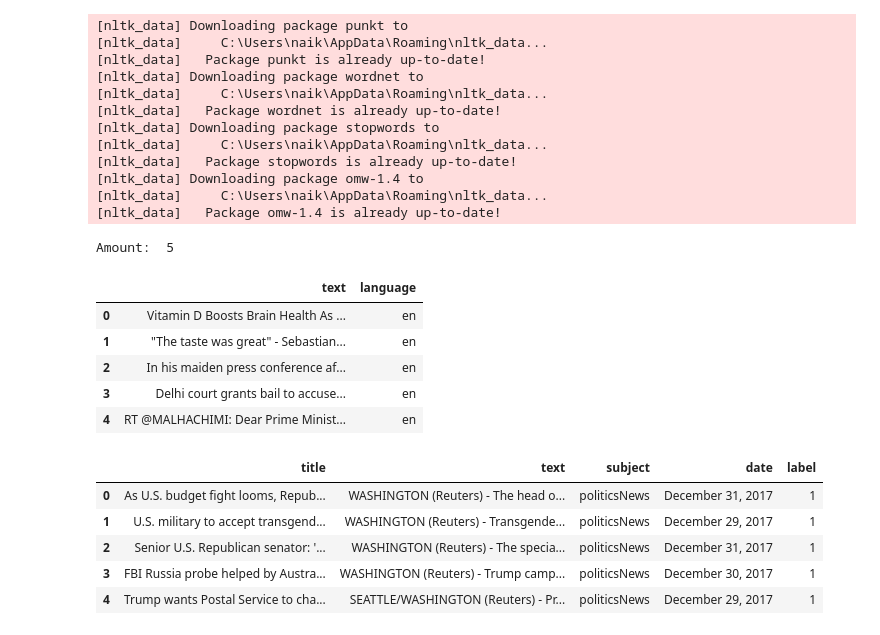
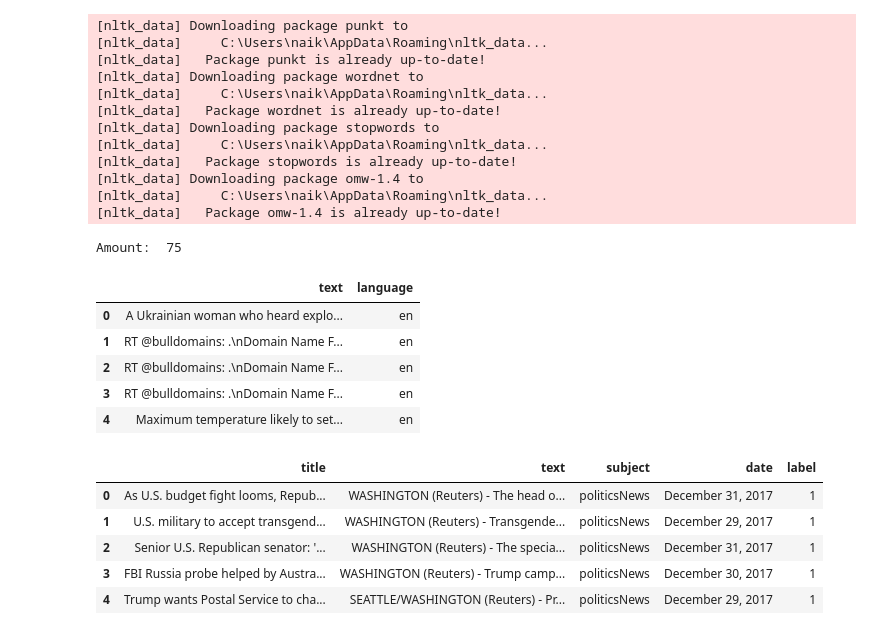
Before and after one commit to nikkenu/JODA, a Jupyter notebook: harjoitustyo/harjoitustyo.ipynb, the cells around one changed output. Saved outputs shown, nothing was run; the diff lists cells and outputs as text; code cells hidden in the pictures.

```diff
--- a/harjoitustyo/harjoitustyo.ipynb
+++ b/harjoitustyo/harjoitustyo.ipynb
@@ -49,36 +49,36 @@ from bs4 import BeautifulSoup
 # %%
 # Add your Bearer token here.
 client = tweepy.Client(bearer_token='')
 
 # Create Pandas dataframe with three columns
 tweet_df = pd.DataFrame(columns=['text', 'language'])
 
 # Query tweets with #news. Show only 100 tweets
 query = '#news'
-tweets = client.search_recent_tweets(query=query, tweet_fields=['lang'], max_results=10)
+tweets = client.search_recent_tweets(query=query, tweet_fields=['lang'], max_results=100)
 
 for tweet in tweets.data:
     text = tweet.text
     language = tweet.lang
 
     # Focus only to tweets in english
     if language == 'en':
         tmp = [text, language]
         tweet_df.loc[len(tweet_df)] = tmp
 
 # Total amount of tweets in dataframe
 print('Amount: ', len(tweet_df))
 
 # Show first 5 lines of dataframe
 tweet_df.head()
 # %% [output]
-Amount:  5
+Amount:  75
 |  | text | language |
-| 0 | Vitamin D Boosts Brain Health As ... | en |
-| 1 | "The taste was great" - Sebastian... | en |
-| 2 | In his maiden press conference af... | en |
-| 3 | Delhi court grants bail to accuse... | en |
-| 4 | RT @MALHACHIMI: Dear Prime Minist... | en |
+| 0 | A Ukrainian woman who heard explo... | en |
+| 1 | RT @bulldomains: .\nDomain Name F... | en |
+| 2 | RT @bulldomains: .\nDomain Name F... | en |
+| 3 | RT @bulldomains: .\nDomain Name F... | en |
+| 4 | Maximum temperature likely to set... | en |
 # %%
 # Read .csv files from local disk
 truenews = pd.read_csv("../files/True.csv")
```
Also changed, not shown: parts of 7 cells of this notebook, 1 other file.
